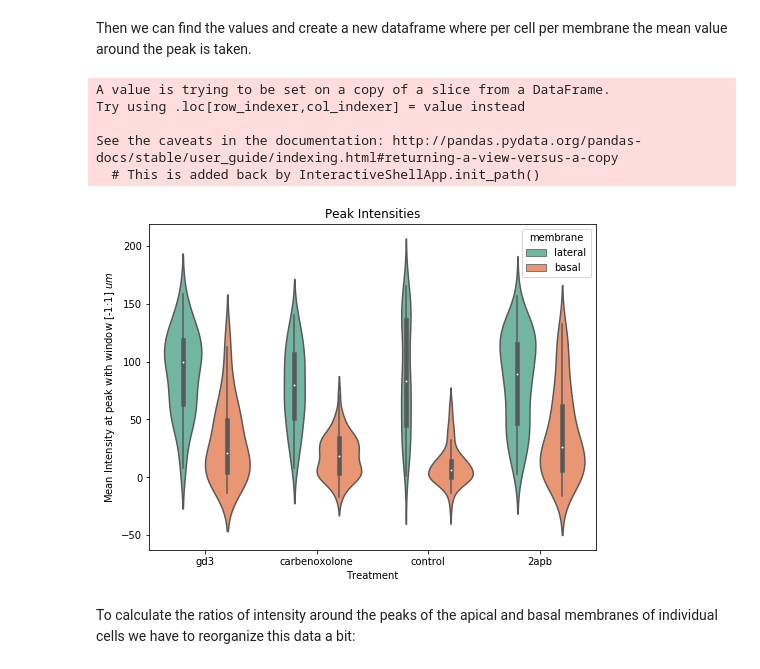
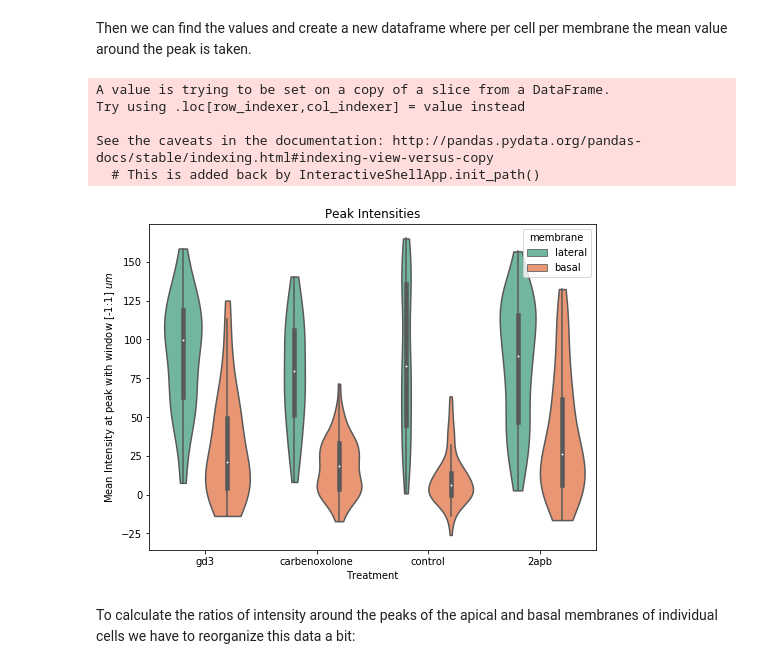
Before and after one commit to ChatzigeorgiouGroup/hoyeretal_notochord_effector_quantifications, a Jupyter notebook: Ratios_of_cell_membrane_intensity_in_ciona_notochord.ipynb, the cells around one changed output. Cells and saved outputs as stored; diff of their text form; code cells hidden in the pictures.

Commit message:
updated figure formatting

```diff
--- a/Ratios_of_cell_membrane_intensity_in_ciona_notochord.ipynb
+++ b/Ratios_of_cell_membrane_intensity_in_ciona_notochord.ipynb
@@ -209,7 +209,7 @@ for drug in all_data.drug.unique():
             minval = np.min([df[df.columns[-1]].min() for df in dfs])
             for df in dfs:
                 col = [col for col in df.columns][0]
-                df = df[:np.abs(np.min(df.index))]
+                df = df[:np.abs(np.min(df.index.values))]
                 df[col+"_corr"] = df[col] + minval
                 meanval = df[col][-.1:.1].mean()
 
@@ -227,17 +227,17 @@ mean_df = pd.DataFrame(means)
 A value is trying to be set on a copy of a slice from a DataFrame.
 Try using .loc[row_indexer,col_indexer] = value instead
 
-See the caveats in the documentation: http://pandas.pydata.org/pandas-docs/stable/user_guide/indexing.html#returning-a-view-versus-a-copy
+See the caveats in the documentation: http://pandas.pydata.org/pandas-docs/stable/indexing.html#indexing-view-versus-copy
   # This is added back by InteractiveShellApp.init_path()
 # %%
 import seaborn as sns
 fig, ax = plt.subplots(figsize = (8,6))
-violinplot = sns.violinplot(data=mean_df, x="drug", y = "mean", hue="membrane", ax = ax, palette="Set2");
+violinplot = sns.violinplot(data=mean_df, x="drug", y = "mean", hue="membrane", ax = ax, palette="Set2", cut = 0);
 ax.set_ylabel("Mean Intensity at peak with window [-1:1] $um$")
 ax.set_xlabel("Treatment")
 ax.set_title("Peak Intensities");
 # %% [output]
-[figure, old version]
+[figure, new version]
 # %% [markdown]
 To calculate the ratios of intensity around the peaks of the apical and basal membranes of individual cells we have to reorganize this data a bit:
 # %%
```
